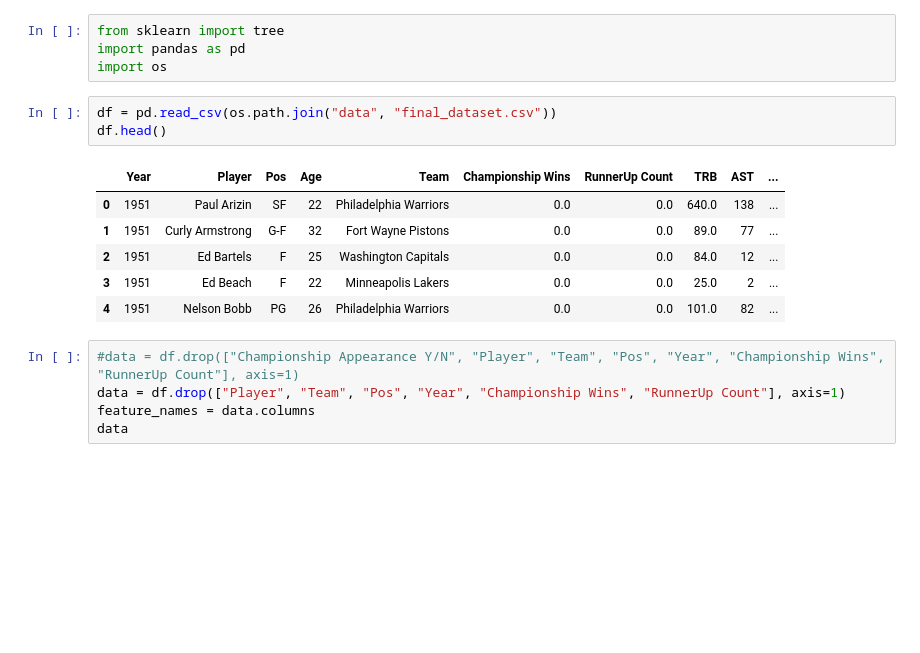
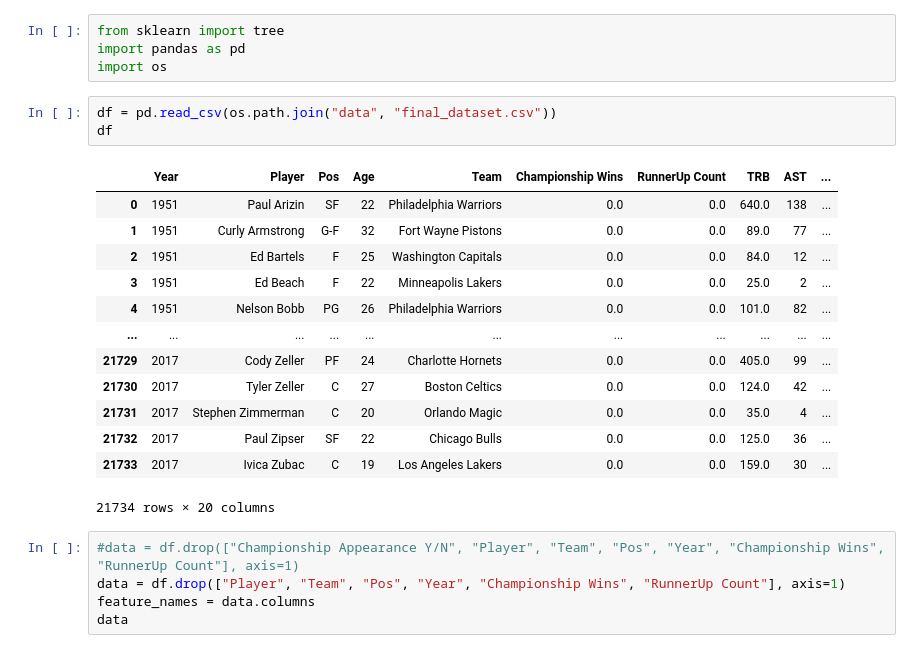
Before and after one commit to caitbeatty/nba_machine_learning, a Jupyter notebook: random_forest.ipynb, the cells around one changed output. Saved outputs shown, nothing was run; the diff lists cells and outputs as text; blank space fills up the shorter version.

```diff
--- a/random_forest.ipynb
+++ b/random_forest.ipynb
@@ -4,14 +4,21 @@ import pandas as pd
 import os
 # %%
 df = pd.read_csv(os.path.join("data", "final_dataset.csv"))
-df.head()
+df
 # %% [output]
 |  | Year | Player | Pos | Age | Team | Championship Wins | RunnerUp Count | TRB | AST | ... |
 | 0 | 1951 | Paul Arizin | SF | 22 | Philadelphia Warriors | 0.0 | 0.0 | 640.0 | 138 | ... |
 | 1 | 1951 | Curly Armstrong | G-F | 32 | Fort Wayne Pistons | 0.0 | 0.0 | 89.0 | 77 | ... |
 | 2 | 1951 | Ed Bartels | F | 25 | Washington Capitals | 0.0 | 0.0 | 84.0 | 12 | ... |
 | 3 | 1951 | Ed Beach | F | 22 | Minneapolis Lakers | 0.0 | 0.0 | 25.0 | 2 | ... |
 | 4 | 1951 | Nelson Bobb | PG | 26 | Philadelphia Warriors | 0.0 | 0.0 | 101.0 | 82 | ... |
+| ... | ... | ... | ... | ... | ... | ... | ... | ... | ... | ... |
+| 21729 | 2017 | Cody Zeller | PF | 24 | Charlotte Hornets | 0.0 | 0.0 | 405.0 | 99 | ... |
+| 21730 | 2017 | Tyler Zeller | C | 27 | Boston Celtics | 0.0 | 0.0 | 124.0 | 42 | ... |
+| 21731 | 2017 | Stephen Zimmerman | C | 20 | Orlando Magic | 0.0 | 0.0 | 35.0 | 4 | ... |
+| 21732 | 2017 | Paul Zipser | SF | 22 | Chicago Bulls | 0.0 | 0.0 | 125.0 | 36 | ... |
+| 21733 | 2017 | Ivica Zubac | C | 19 | Los Angeles Lakers | 0.0 | 0.0 | 159.0 | 30 | ... |
+21734 rows × 20 columns
 # %%
 #data = df.drop(["Championship Appearance Y/N", "Player", "Team", "Pos", "Year", "Championship Wins", "RunnerUp Count"], axis=1)
 data = df.drop(["Player", "Team", "Pos", "Year", "Championship Wins", "RunnerUp Count"], axis=1)
```
Also changed, not shown: 2 other files.
